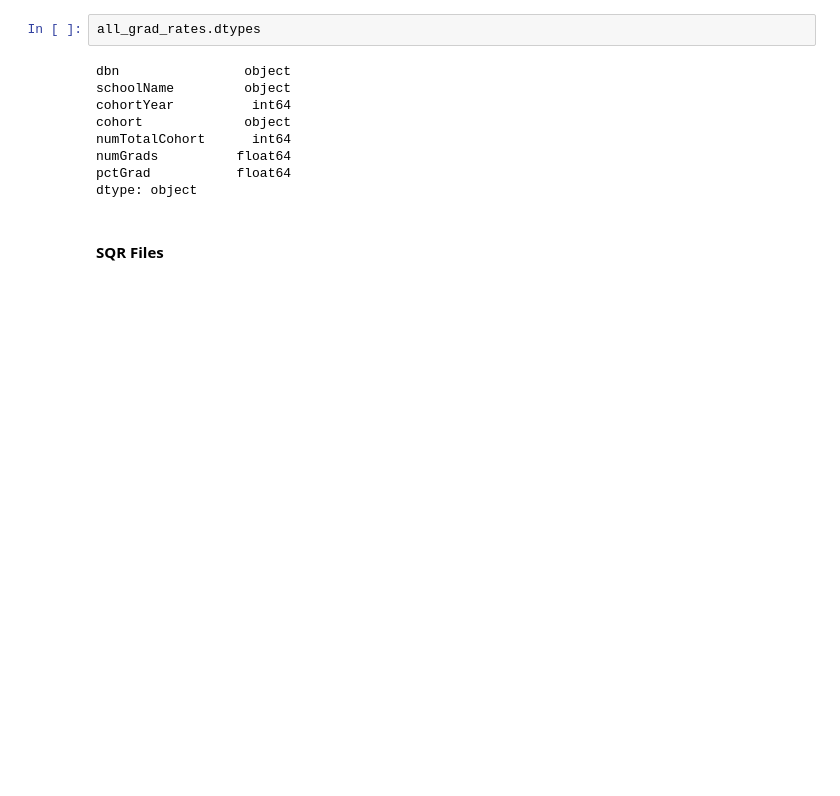
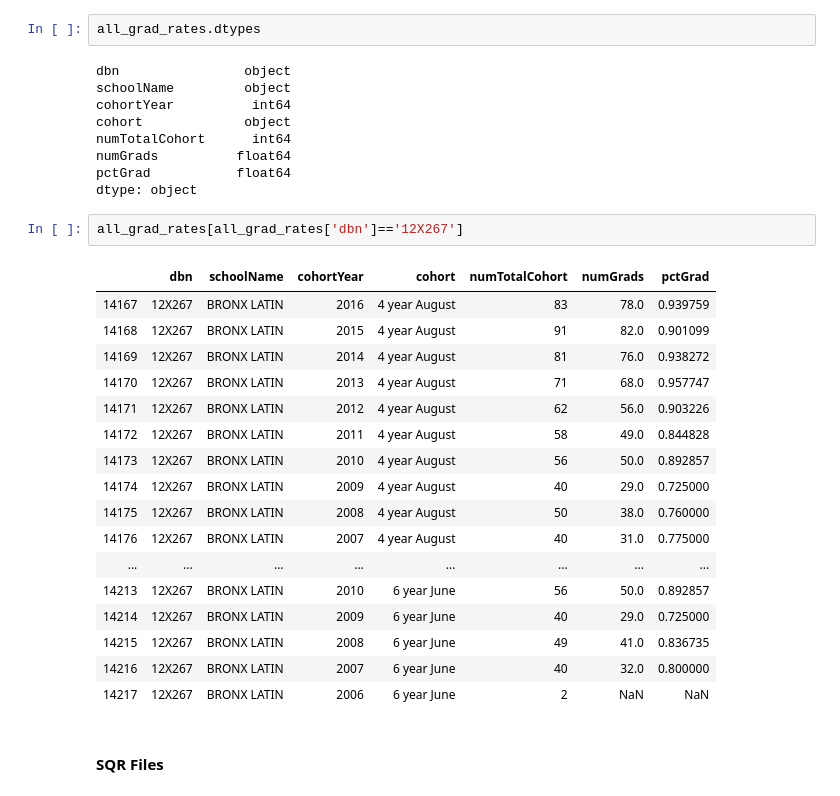
Before and after one commit to meiguan/covid19SchoolsNYC, a Jupyter notebook: get_and_store_public_data.ipynb, the cells around one changed output. Saved outputs shown, nothing was run; the diff lists cells and outputs as text; blank space fills up the shorter version.

```diff
--- a/get_and_store_public_data.ipynb
+++ b/get_and_store_public_data.ipynb
@@ -104,6 +134,26 @@ numTotalCohort      int64
 numGrads          float64
 pctGrad           float64
 dtype: object
+# %%
+all_grad_rates[all_grad_rates['dbn']=='12X267']
+# %% [output]
+|  | dbn | schoolName | cohortYear | cohort | numTotalCohort | numGrads | pctGrad |
+| 14167 | 12X267 | BRONX LATIN | 2016 | 4 year August | 83 | 78.0 | 0.939759 |
+| 14168 | 12X267 | BRONX LATIN | 2015 | 4 year August | 91 | 82.0 | 0.901099 |
+| 14169 | 12X267 | BRONX LATIN | 2014 | 4 year August | 81 | 76.0 | 0.938272 |
+| 14170 | 12X267 | BRONX LATIN | 2013 | 4 year August | 71 | 68.0 | 0.957747 |
+| 14171 | 12X267 | BRONX LATIN | 2012 | 4 year August | 62 | 56.0 | 0.903226 |
+| 14172 | 12X267 | BRONX LATIN | 2011 | 4 year August | 58 | 49.0 | 0.844828 |
+| 14173 | 12X267 | BRONX LATIN | 2010 | 4 year August | 56 | 50.0 | 0.892857 |
+| 14174 | 12X267 | BRONX LATIN | 2009 | 4 year August | 40 | 29.0 | 0.725000 |
+| 14175 | 12X267 | BRONX LATIN | 2008 | 4 year August | 50 | 38.0 | 0.760000 |
+| 14176 | 12X267 | BRONX LATIN | 2007 | 4 year August | 40 | 31.0 | 0.775000 |
+| ... | ... | ... | ... | ... | ... | ... | ... |
+| 14213 | 12X267 | BRONX LATIN | 2010 | 6 year June | 56 | 50.0 | 0.892857 |
+| 14214 | 12X267 | BRONX LATIN | 2009 | 6 year June | 40 | 29.0 | 0.725000 |
+| 14215 | 12X267 | BRONX LATIN | 2008 | 6 year June | 49 | 41.0 | 0.836735 |
+| 14216 | 12X267 | BRONX LATIN | 2007 | 6 year June | 40 | 32.0 | 0.800000 |
+| 14217 | 12X267 | BRONX LATIN | 2006 | 6 year June | 2 | NaN | NaN |
 # %% [markdown]
 #### SQR Files
 # %%
```
Also changed, not shown: parts of 6 cells of this notebook, 2 other files.
